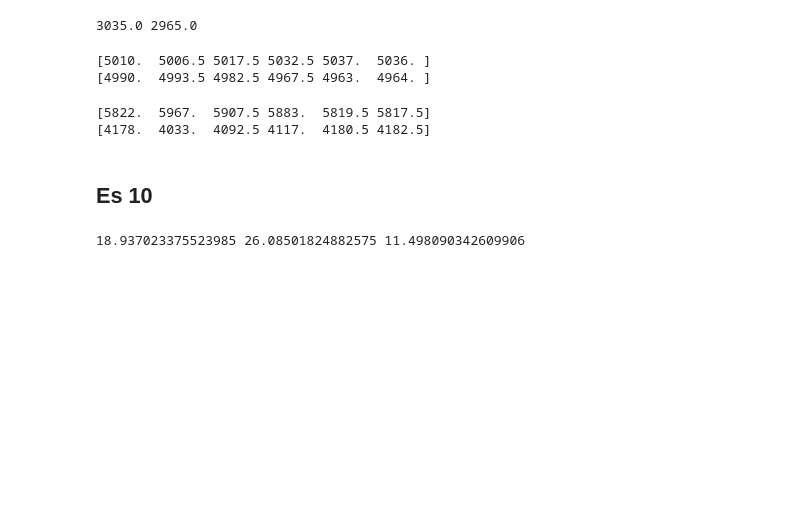
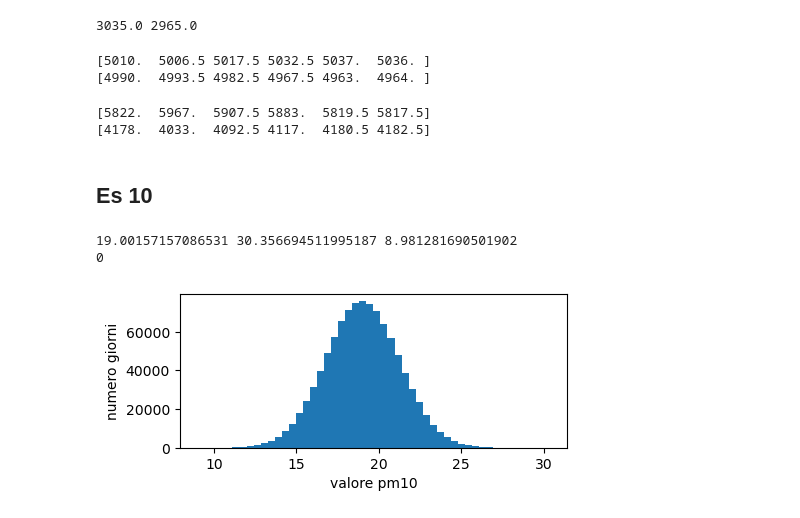
Before and after one commit to Matt9391/EsMicrorobotica, a Jupyter notebook: Compiti31Oct.ipynb, the cells around one changed output. Saved outputs shown, nothing was run; the diff lists cells and outputs as text; code cells hidden in the pictures; blank space fills up the shorter version.

```diff
--- a/Compiti31Oct.ipynb
+++ b/Compiti31Oct.ipynb
@@ -118,23 +118,38 @@ print(gamePoints2)
 # %% [markdown]
 ## Es 10
 # %%
-N = 1000
+N = 1000000
 mean = 19
 varianza = 5
 vStd = np.sqrt(varianza)
 err = 20
 
 array = np.random.normal(mean, vStd, N)
-error_indices = np.random.choice(N, size=err, replace=False)
-array[error_indices] = 9999.9
+error_indices = np.random.choice(np.arange(0,N), err, replace=False)
+array[error_indices] = 9999.9 #fancy indicizzazione
 
 cleanArray = array[array != 9999.9]
 
 meanArr = np.mean(cleanArray)
 maxArr = np.max(cleanArray)
 minArr = np.min(cleanArray)
 
 print(meanArr,maxArr,minArr)
+
+array_1 = np.roll(array,1) == 9999.9
+for i in range(2,6):
+    array_1 = array_1 & (np.roll(array,i) == 9999.9)
+rotta = np.count_nonzero(array_1)
+print(rotta)
+
+fix, ax = plt.subplots(figsize = (5,2))
+#Rappresentiamo la distribuzione dei valori in array pulisto
+ax.hist(cleanArray, bins=50)
+ax.set_xlabel("valore pm10")
+ax.set_ylabel("numero giorni")
+plt.show()
 # %% [output]
-18.937023375523985 26.08501824882575 11.498090342609906
+19.00157157086531 30.356694511995187 8.981281690501902
+0
+[figure, added]
 # %%
```
Also changed, not shown: parts of 2 cells of this notebook, 2 other files.
